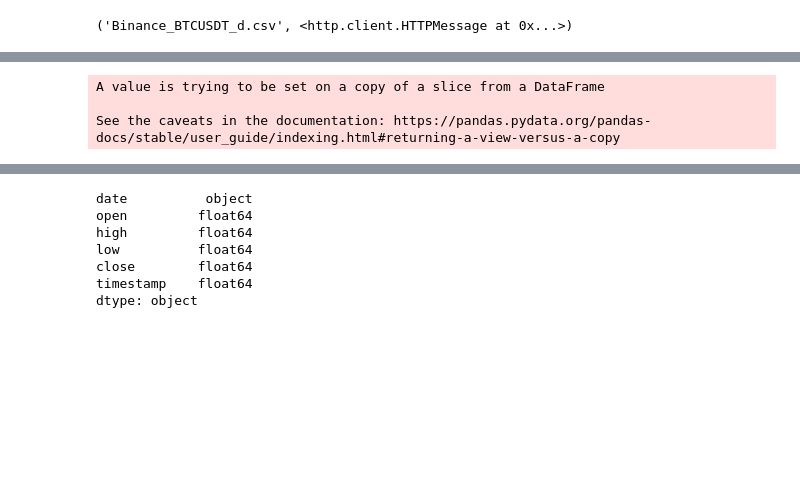
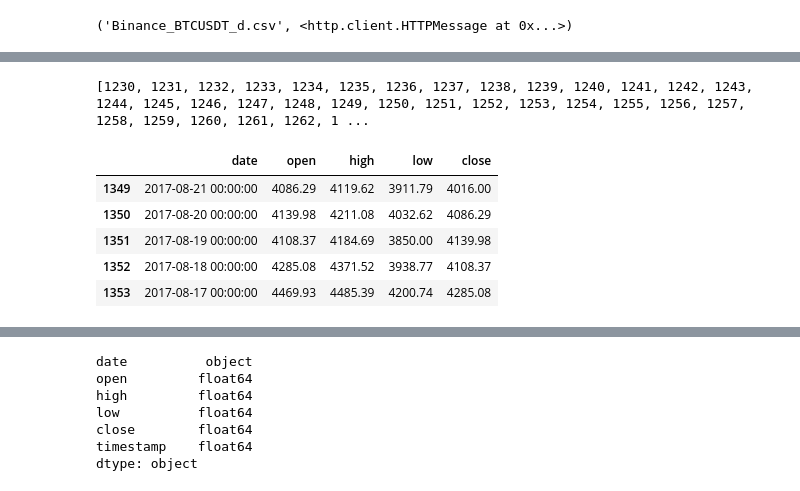
Before and after one commit to Abhijith-Bhuvan/ML-Bitcoin-price-predict-using-news, a Jupyter notebook: Bitcoin news.ipynb, the cells around one changed output, grey strips where cells are left out. Saved outputs shown, nothing was run; the diff lists cells and outputs as text; code cells hidden in the pictures; blank space fills up the shorter version.

```diff
--- a/Bitcoin news.ipynb
+++ b/Bitcoin news.ipynb
@@ -32,7 +32,14 @@ data.tail()
-# %%
-for i in range(1143,1267):
-  data['date'][i]  = data['date'][i]  + ' 00:00:00'
-# %% [output]
-A value is trying to be set on a copy of a slice from a DataFrame
-
-See the caveats in the documentation: https://pandas.pydata.org/pandas-docs/stable/user_guide/indexing.html#returning-a-view-versus-a-copy
+# %%
+# len() = 19 for yyyy-mm-dd 00:00:00 format
+# len() = 10 for yyyy-mm-dd
+# add 00:00:00 to these to make it uniform
+
+replacement_indices = []
+for i in range(len(data['date'])):
+    if len(data['date'][i]) != 19:
+        if len(data['date'][i]) == 10:
+            replacement_indices.append(i)
+        else:
+            print(i) # Any unexpected lengths
+# %% [output]
+[1230, 1231, 1232, 1233, 1234, 1235, 1236, 1237, 1238, 1239, 1240, 1241, 1242, 1243, 1244, 1245, 1246, 1247, 1248, 1249, 1250, 1251, 1252, 1253, 1254, 1255, 1256, 1257, 1258, 1259, 1260, 1261, 1262, 1 ...
@@ -39 +49,10 @@ See the caveats in the documentation: https://pandas.pydata.org/pandas-docs/stab
+# %%
+data.tail()
+# %% [output]
+|  | date | open | high | low | close |
+| 1349 | 2017-08-21 00:00:00 | 4086.29 | 4119.62 | 3911.79 | 4016.00 |
+| 1350 | 2017-08-20 00:00:00 | 4139.98 | 4211.08 | 4032.62 | 4086.29 |
+| 1351 | 2017-08-19 00:00:00 | 4108.37 | 4184.69 | 3850.00 | 4139.98 |
+| 1352 | 2017-08-18 00:00:00 | 4285.08 | 4371.52 | 3938.77 | 4108.37 |
+| 1353 | 2017-08-17 00:00:00 | 4469.93 | 4485.39 | 4200.74 | 4285.08 |
 # %%
```
Also changed, not shown: parts of 14 cells of this notebook, 1 other file.
